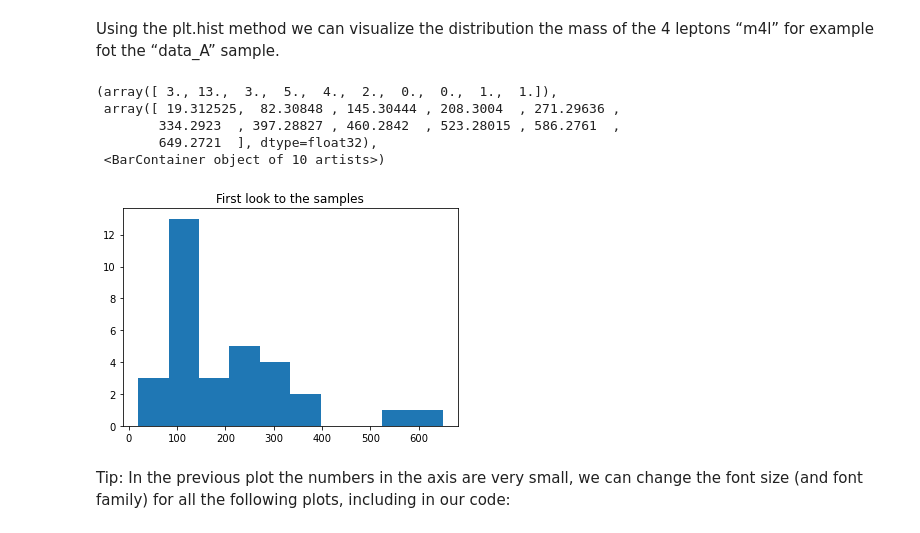
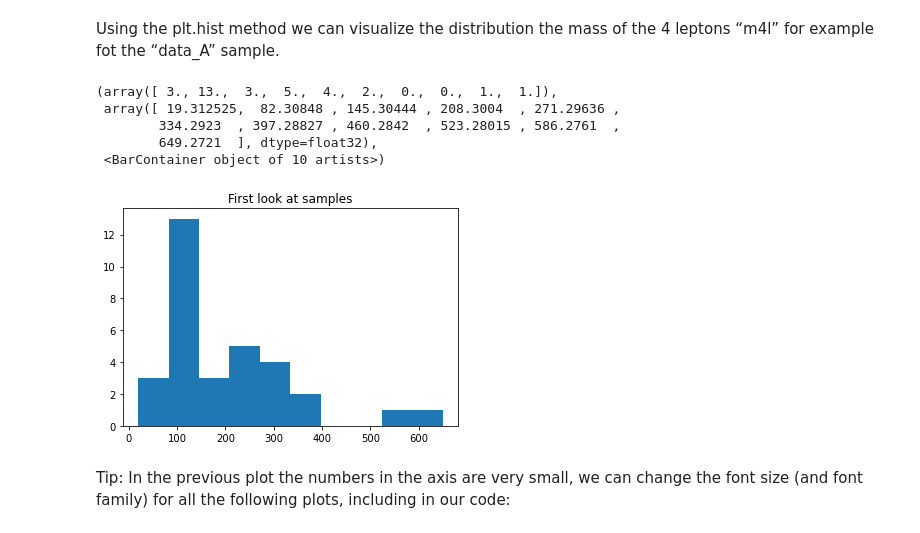
Before and after one commit to hsf-training/hsf_matplotlib_notebooks, a Jupyter notebook: ep03_Higgs_Search.ipynb, the cells around one changed output. Saved outputs shown, nothing was run; the diff lists cells and outputs as text; code cells hidden in the pictures.

```diff
--- a/ep03_Higgs_Search.ipynb
+++ b/ep03_Higgs_Search.ipynb
@@ -83,15 +82,15 @@ for s in samples:
 # %% [markdown]
 Using the plt.hist method we can visualize the distribution the mass of the 4 leptons “m4l” for example fot the “data_A” sample.
 # %%
-plt.title("First look to the samples")
+plt.title("First look at samples")
 plt.hist(branches['data_A']['m4l'])
 # %% [output]
 (array([ 3., 13.,  3.,  5.,  4.,  2.,  0.,  0.,  1.,  1.]),
  array([ 19.312525,  82.30848 , 145.30444 , 208.3004  , 271.29636 ,
         334.2923  , 397.28827 , 460.2842  , 523.28015 , 586.2761  ,
         649.2721  ], dtype=float32),
  <BarContainer object of 10 artists>)
-[figure, old version]
+[figure, new version]
 # %% [markdown]
 Tip: In the previous plot the numbers in the axis are very small, we can change the font size (and font family) for all the following plots, including in our code:
 # %%
```
Also changed, not shown: parts of 4 cells of this notebook.
